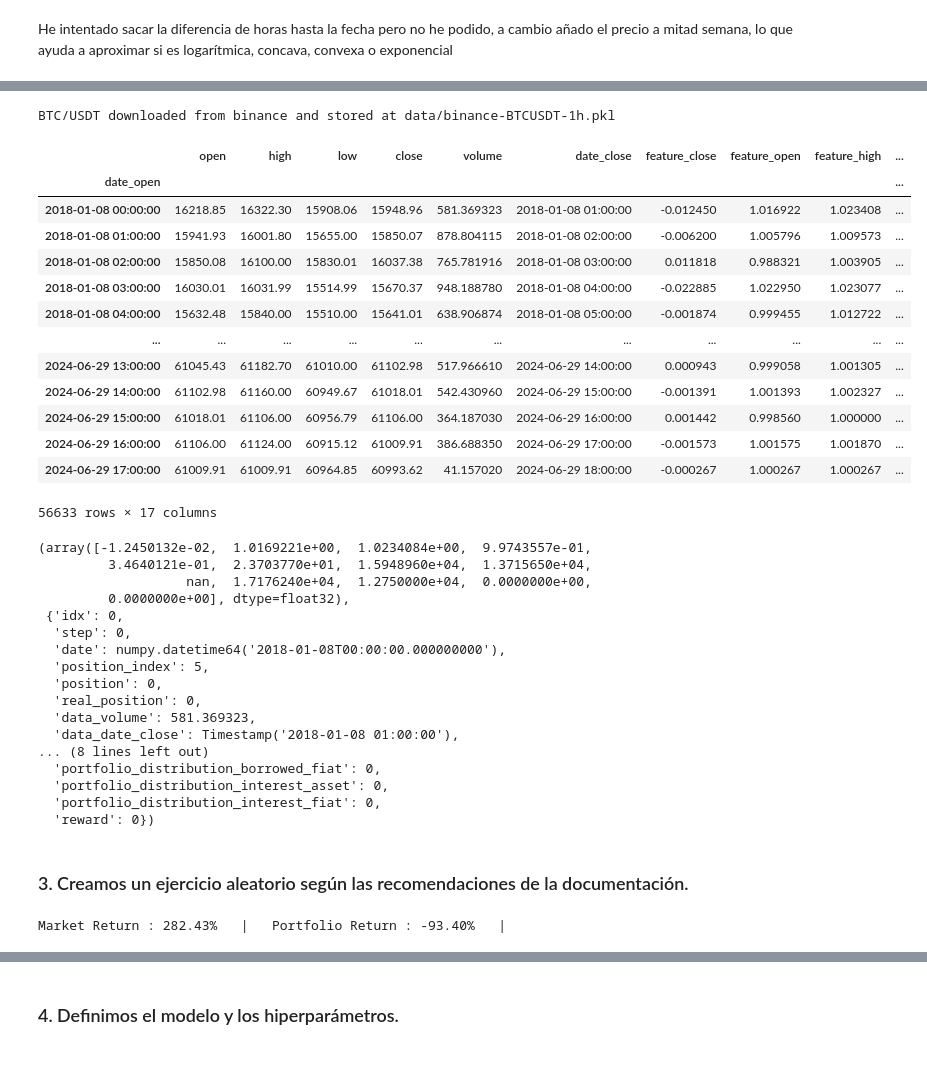
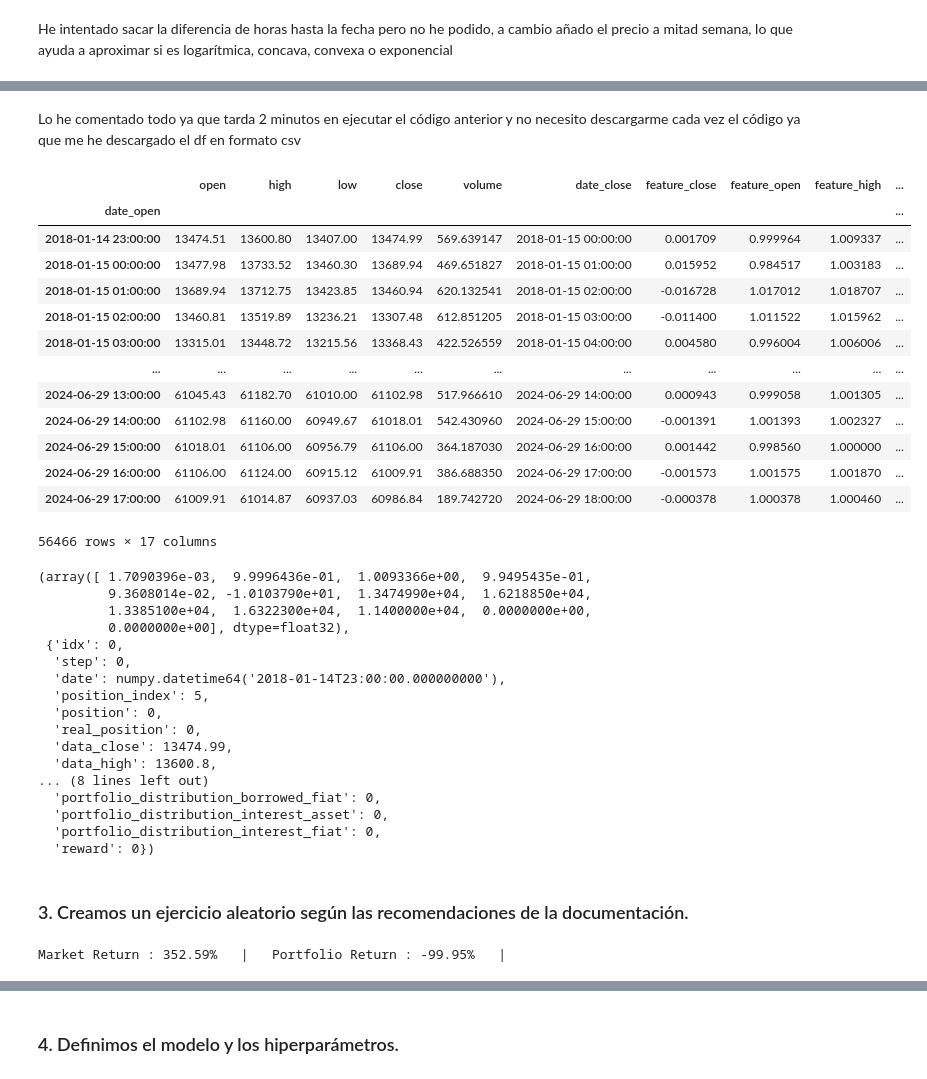
Before and after one commit to Vic263RP/MIA3-Formacion-2023-UV-AI, a Jupyter notebook: B3_RL/6_tarea/Rodriguez_Part_Victor.ipynb, the cells around one changed output, grey strips where cells are left out. Drawn from its saved outputs; the diff is of its cells as text; code cells hidden in the pictures.

```diff
--- a/B3_RL/6_tarea/Rodriguez_Part_Victor.ipynb
+++ b/B3_RL/6_tarea/Rodriguez_Part_Victor.ipynb
@@ -163,25 +145,31 @@ def actualizar_grafica(df):
 # %%
-df = actualizar_grafica(df)
-df
+# df = actualizar_grafica(df)
+# df
-# %% [output]
-BTC/USDT downloaded from binance and stored at data/binance-BTCUSDT-1h.pkl
-|  | open | high | low | close | volume | date_close | feature_close | feature_open | feature_high | ... |
-| date_open |  |  |  |  |  |  |  |  |  | ... |
-| 2018-01-08 00:00:00 | 16218.85 | 16322.30 | 15908.06 | 15948.96 | 581.369323 | 2018-01-08 01:00:00 | -0.012450 | 1.016922 | 1.023408 | ... |
-| 2018-01-08 01:00:00 | 15941.93 | 16001.80 | 15655.00 | 15850.07 | 878.804115 | 2018-01-08 02:00:00 | -0.006200 | 1.005796 | 1.009573 | ... |
-| 2018-01-08 02:00:00 | 15850.08 | 16100.00 | 15830.01 | 16037.38 | 765.781916 | 2018-01-08 03:00:00 | 0.011818 | 0.988321 | 1.003905 | ... |
-| 2018-01-08 03:00:00 | 16030.01 | 16031.99 | 15514.99 | 15670.37 | 948.188780 | 2018-01-08 04:00:00 | -0.022885 | 1.022950 | 1.023077 | ... |
-| 2018-01-08 04:00:00 | 15632.48 | 15840.00 | 15510.00 | 15641.01 | 638.906874 | 2018-01-08 05:00:00 | -0.001874 | 0.999455 | 1.012722 | ... |
-| ... | ... | ... | ... | ... | ... | ... | ... | ... | ... | ... |
-| 2024-06-29 13:00:00 | 61045.43 | 61182.70 | 61010.00 | 61102.98 | 517.966610 | 2024-06-29 14:00:00 | 0.000943 | 0.999058 | 1.001305 | ... |
-| 2024-06-29 14:00:00 | 61102.98 | 61160.00 | 60949.67 | 61018.01 | 542.430960 | 2024-06-29 15:00:00 | -0.001391 | 1.001393 | 1.002327 | ... |
-| 2024-06-29 15:00:00 | 61018.01 | 61106.00 | 60956.79 | 61106.00 | 364.187030 | 2024-06-29 16:00:00 | 0.001442 | 0.998560 | 1.000000 | ... |
-| 2024-06-29 16:00:00 | 61106.00 | 61124.00 | 60915.12 | 61009.91 | 386.688350 | 2024-06-29 17:00:00 | -0.001573 | 1.001575 | 1.001870 | ... |
-| 2024-06-29 17:00:00 | 61009.91 | 61009.91 | 60964.85 | 60993.62 | 41.157020 | 2024-06-29 18:00:00 | -0.000267 | 1.000267 | 1.000267 | ... |
-56633 rows × 17 columns
 # %%
 # df['feature_mid_price'] = df['open'].shift(7*12 - 1)
 # df.to_csv('data/data_frame.csv')
+# %% [markdown]
+Lo he comentado todo ya que tarda 2 minutos en ejecutar el código anterior y no necesito descargarme cada vez el código ya que me he descargado el df en formato csv
+# %%
+df = pd.read_csv('data/data_frame.csv', index_col='date_open')
+df.index = pd.to_datetime(df.index)
+df['date_close'] = pd.to_datetime(df['date_close'])
+df
+# %% [output]
+|  | open | high | low | close | volume | date_close | feature_close | feature_open | feature_high | ... |
+| date_open |  |  |  |  |  |  |  |  |  | ... |
+| 2018-01-14 23:00:00 | 13474.51 | 13600.80 | 13407.00 | 13474.99 | 569.639147 | 2018-01-15 00:00:00 | 0.001709 | 0.999964 | 1.009337 | ... |
+| 2018-01-15 00:00:00 | 13477.98 | 13733.52 | 13460.30 | 13689.94 | 469.651827 | 2018-01-15 01:00:00 | 0.015952 | 0.984517 | 1.003183 | ... |
+| 2018-01-15 01:00:00 | 13689.94 | 13712.75 | 13423.85 | 13460.94 | 620.132541 | 2018-01-15 02:00:00 | -0.016728 | 1.017012 | 1.018707 | ... |
+| 2018-01-15 02:00:00 | 13460.81 | 13519.89 | 13236.21 | 13307.48 | 612.851205 | 2018-01-15 03:00:00 | -0.011400 | 1.011522 | 1.015962 | ... |
+| 2018-01-15 03:00:00 | 13315.01 | 13448.72 | 13215.56 | 13368.43 | 422.526559 | 2018-01-15 04:00:00 | 0.004580 | 0.996004 | 1.006006 | ... |
+| ... | ... | ... | ... | ... | ... | ... | ... | ... | ... | ... |
+| 2024-06-29 13:00:00 | 61045.43 | 61182.70 | 61010.00 | 61102.98 | 517.966610 | 2024-06-29 14:00:00 | 0.000943 | 0.999058 | 1.001305 | ... |
+| 2024-06-29 14:00:00 | 61102.98 | 61160.00 | 60949.67 | 61018.01 | 542.430960 | 2024-06-29 15:00:00 | -0.001391 | 1.001393 | 1.002327 | ... |
+| 2024-06-29 15:00:00 | 61018.01 | 61106.00 | 60956.79 | 61106.00 | 364.187030 | 2024-06-29 16:00:00 | 0.001442 | 0.998560 | 1.000000 | ... |
+| 2024-06-29 16:00:00 | 61106.00 | 61124.00 | 60915.12 | 61009.91 | 386.688350 | 2024-06-29 17:00:00 | -0.001573 | 1.001575 | 1.001870 | ... |
+| 2024-06-29 17:00:00 | 61009.91 | 61014.87 | 60937.03 | 60986.84 | 189.742720 | 2024-06-29 18:00:00 | -0.000378 | 1.000378 | 1.000460 | ... |
+56466 rows × 17 columns
 # %%
 #Definimos el espacio de acciones y creamos el entorno
 positions = list(np.arange(-2, 2.01, 0.25))
@@ -194,18 +182,18 @@ env = gym.make("TradingEnv",
 s0, info= env.reset()
 s0, info
 # %% [output]
-(array([-1.2450132e-02,  1.0169221e+00,  1.0234084e+00,  9.9743557e-01,
-         3.4640121e-01,  2.3703770e+01,  1.5948960e+04,  1.3715650e+04,
-                   nan,  1.7176240e+04,  1.2750000e+04,  0.0000000e+00,
+(array([ 1.7090396e-03,  9.9996436e-01,  1.0093366e+00,  9.9495435e-01,
+         9.3608014e-02, -1.0103790e+01,  1.3474990e+04,  1.6218850e+04,
+         1.3385100e+04,  1.6322300e+04,  1.1400000e+04,  0.0000000e+00,
          0.0000000e+00], dtype=float32),
  {'idx': 0,
   'step': 0,
-  'date': numpy.datetime64('2018-01-08T00:00:00.000000000'),
+  'date': numpy.datetime64('2018-01-14T23:00:00.000000000'),
   'position_index': 5,
   'position': 0,
   'real_position': 0,
-  'data_volume': 581.369323,
-  'data_date_close': Timestamp('2018-01-08 01:00:00'),
+  'data_close': 13474.99,
+  'data_high': 13600.8,
 ... (8 lines left out)
   'portfolio_distribution_borrowed_fiat': 0,
   'portfolio_distribution_interest_asset': 0,
@@ -223,7 +211,7 @@ while not done and not truncated:
     #Esto es para renderizar los trades, pero es muy lento, por lo que de momento lo comento.
     # env.unwrapped.save_for_render(dir = "render_logs")
 # %% [output]
-Market Return : 282.43%   |   Portfolio Return : -93.40%   |
+Market Return : 352.59%   |   Portfolio Return : -99.95%   |
 # %%
 info
 # %% [output]
```
Also changed, not shown: parts of 25 cells of this notebook.
